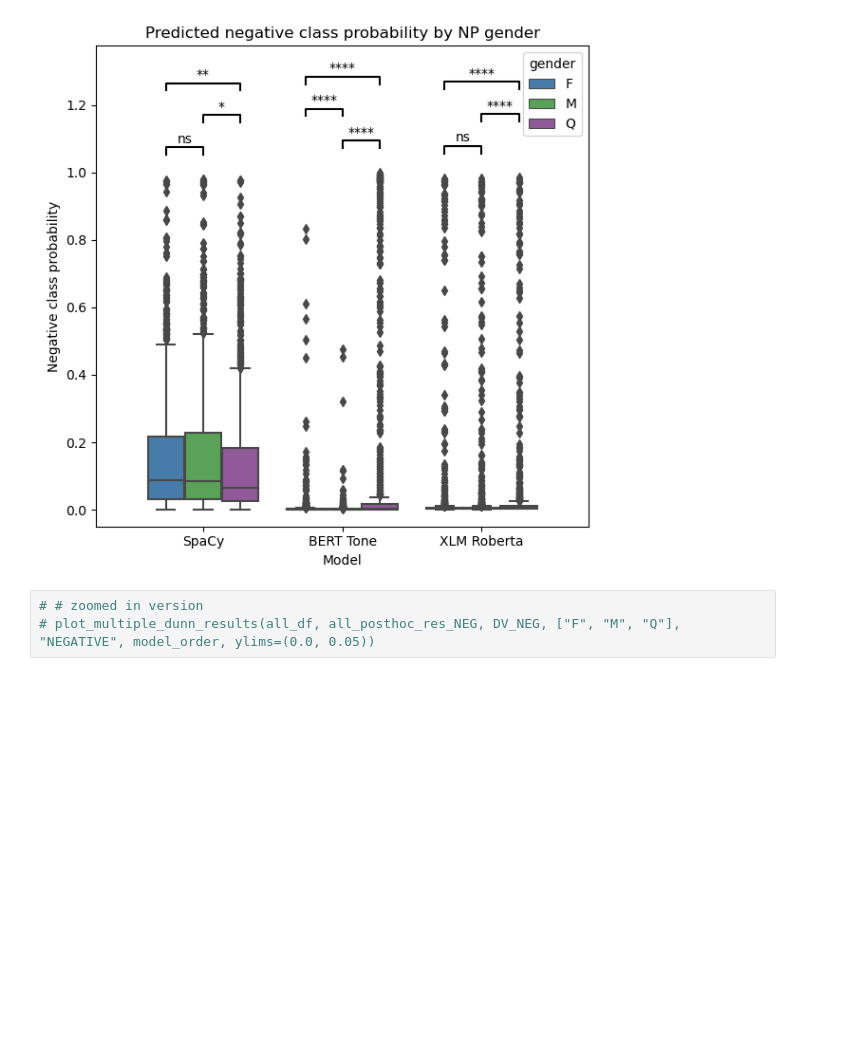
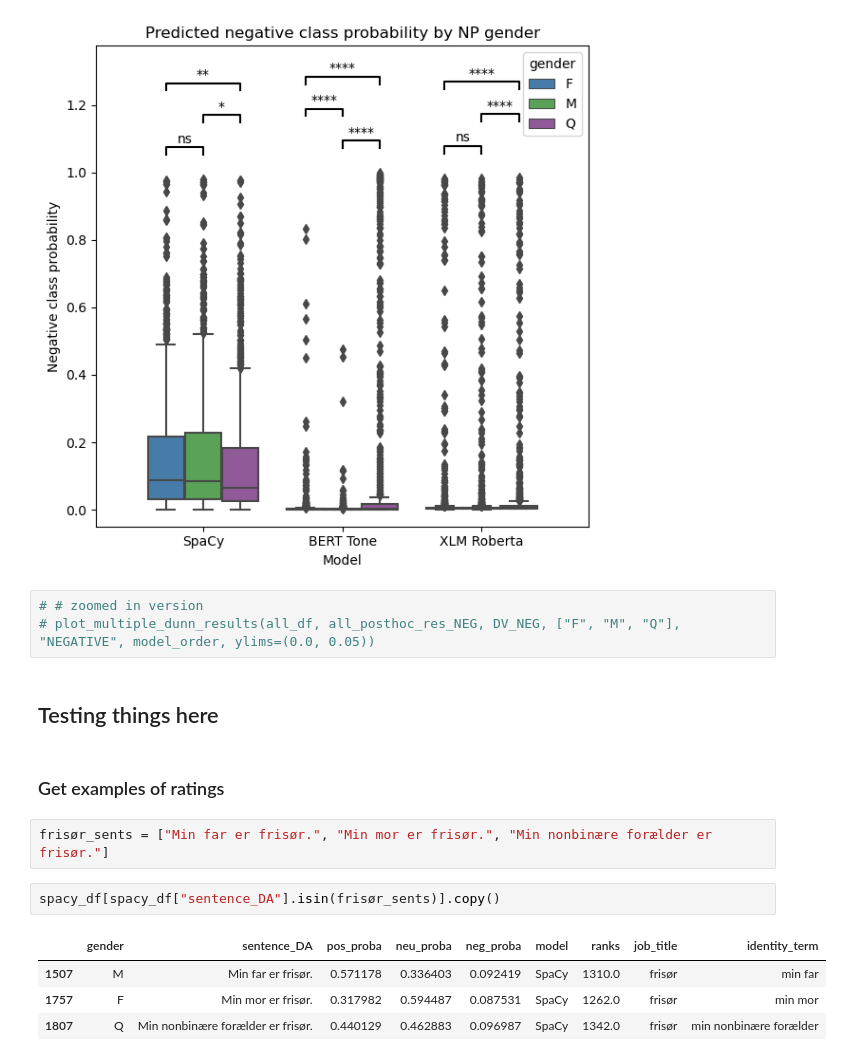
Before and after one commit to MajaMittag/gender-bias_da, a Jupyter notebook: sentiment/occupational_bias_in_sentiment_models_FINAL.ipynb, the cells around one changed output. Saved outputs shown, nothing was run; the diff lists cells and outputs as text; blank space fills up the shorter version.

```diff
--- a/sentiment/occupational_bias_in_sentiment_models_FINAL.ipynb
+++ b/sentiment/occupational_bias_in_sentiment_models_FINAL.ipynb
@@ -823,3 +824,16 @@ SpaCy_F vs. SpaCy_Q: Custom statistical test, P_val:8.283e-03
 # %%
 # # zoomed in version
 # plot_multiple_dunn_results(all_df, all_posthoc_res_NEG, DV_NEG, ["F", "M", "Q"], "NEGATIVE", model_order, ylims=(0.0, 0.05))
+# %% [markdown]
+## Testing things here
+# %% [markdown]
+### Get examples of ratings
+# %%
+frisør_sents = ["Min far er frisør.", "Min mor er frisør.", "Min nonbinære forælder er frisør."]
+# %%
+spacy_df[spacy_df["sentence_DA"].isin(frisør_sents)].copy()
+# %% [output]
+|  | gender | sentence_DA | pos_proba | neu_proba | neg_proba | model | ranks | job_title | identity_term |
+| 1507 | M | Min far er frisør. | 0.571178 | 0.336403 | 0.092419 | SpaCy | 1310.0 | frisør | min far |
+| 1757 | F | Min mor er frisør. | 0.317982 | 0.594487 | 0.087531 | SpaCy | 1262.0 | frisør | min mor |
+| 1807 | Q | Min nonbinære forælder er frisør. | 0.440129 | 0.462883 | 0.096987 | SpaCy | 1342.0 | frisør | min nonbinære forælder |
```
Also changed, not shown: parts of 22 cells of this notebook.
